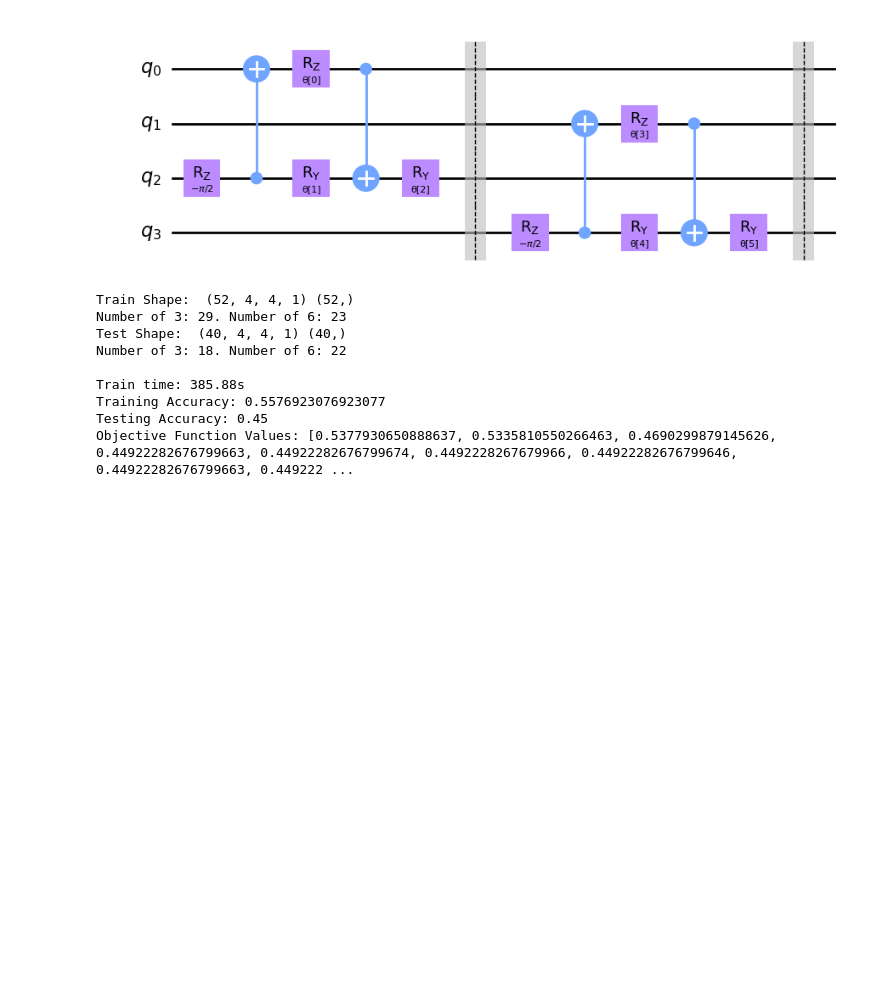
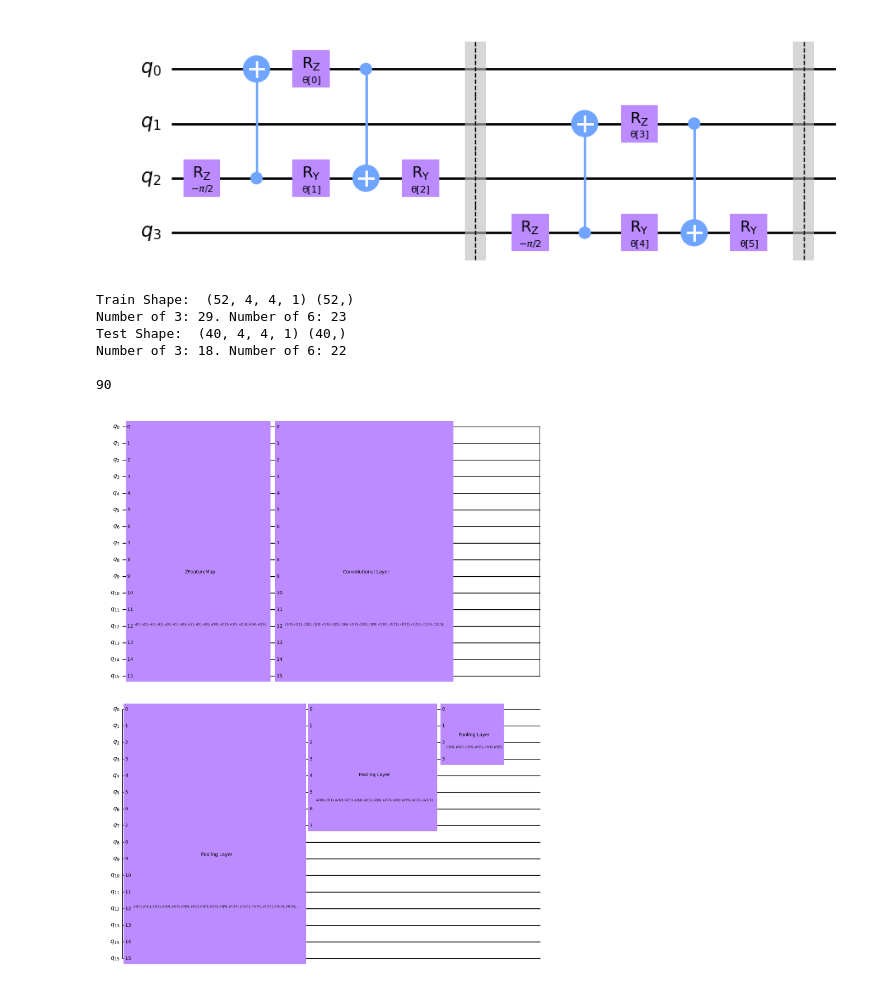
Before and after one commit to zhur123/CSE-5429-Quantumn-Project, a Jupyter notebook: qiskit_testing.ipynb, the cells around one changed output. Cells and saved outputs as stored; diff of their text form; code cells hidden in the pictures; blank space fills up the shorter version.

```diff
--- a/qiskit_testing.ipynb
+++ b/qiskit_testing.ipynb
@@ -169,45 +213,43 @@ qnn = EstimatorQNN(
     input_params=feature_map.parameters,
     weight_params=ansatz.parameters,
 )
 classifier = NeuralNetworkClassifier(
     qnn,
     optimizer=COBYLA(maxiter=50),
     callback=callback_method
 )
 
 digit1, digit2 = 3, 6
 (train_images, train_labels), (test_images, test_labels) = load_data(digits=[digit1, digit2], final_shape=(4, 4), threshold=0.5)
 print("Train Shape: ", train_images.shape, train_labels.shape)
 print(f"Number of {digit1}: {np.sum(train_labels)}. Number of {digit2}: {train_labels.shape[0] - np.sum(train_labels)}")
 print("Test Shape: ", test_images.shape, test_labels.shape)
 print(f"Number of {digit1}: {np.sum(test_labels)}. Number of {digit2}: {test_labels.shape[0] - np.sum(test_labels)}\n")
 
 objective_func_vals = []
 x = np.array([np.ravel(image) for image in train_images])
 y = np.asarray(train_labels)
 x_test = np.array([np.ravel(image) for image in test_images])
 y_test = np.asarray(test_labels)
 
-start = time.time()
+# start = time.time()
 
-classifier.fit(x, y)
+# classifier.fit(x, y)
 
-print(f"Train time: {time.time()-start :.2f}s")
-print(f"Training Accuracy: {classifier.score(x, y)}")
-print(f"Testing Accuracy: {classifier.score(x_test, y_test)}")
-print(f"Objective Function Values: {objective_func_vals}")
-
-# circuit.draw("mpl", style="clifford")
+# print(f"Train time: {time.time()-start :.2f}s")
+# print(f"Training Accuracy: {classifier.score(x, y)}")
+# print(f"Testing Accuracy: {classifier.score(x_test, y_test)}")
+# print(f"Objective Function Values: {objective_func_vals}")
+print(len(ansatz.parameters))
+circuit.draw("mpl", style="clifford")
 # %% [output]
 Train Shape:  (52, 4, 4, 1) (52,)
 Number of 3: 29. Number of 6: 23
 Test Shape:  (40, 4, 4, 1) (40,)
 Number of 3: 18. Number of 6: 22
 
-Train time: 385.88s
-Training Accuracy: 0.5576923076923077
-Testing Accuracy: 0.45
-Objective Function Values: [0.5377930650888637, 0.5335810550266463, 0.4690299879145626, 0.44922282676799663, 0.44922282676799674, 0.4492228267679966, 0.44922282676799646, 0.44922282676799663, 0.449222 ...
+90
+[figure, added]
 # %%
 """
 Single Epoch 8sec
```
Also changed, not shown: parts of 17 cells of this notebook, 4 other files.
